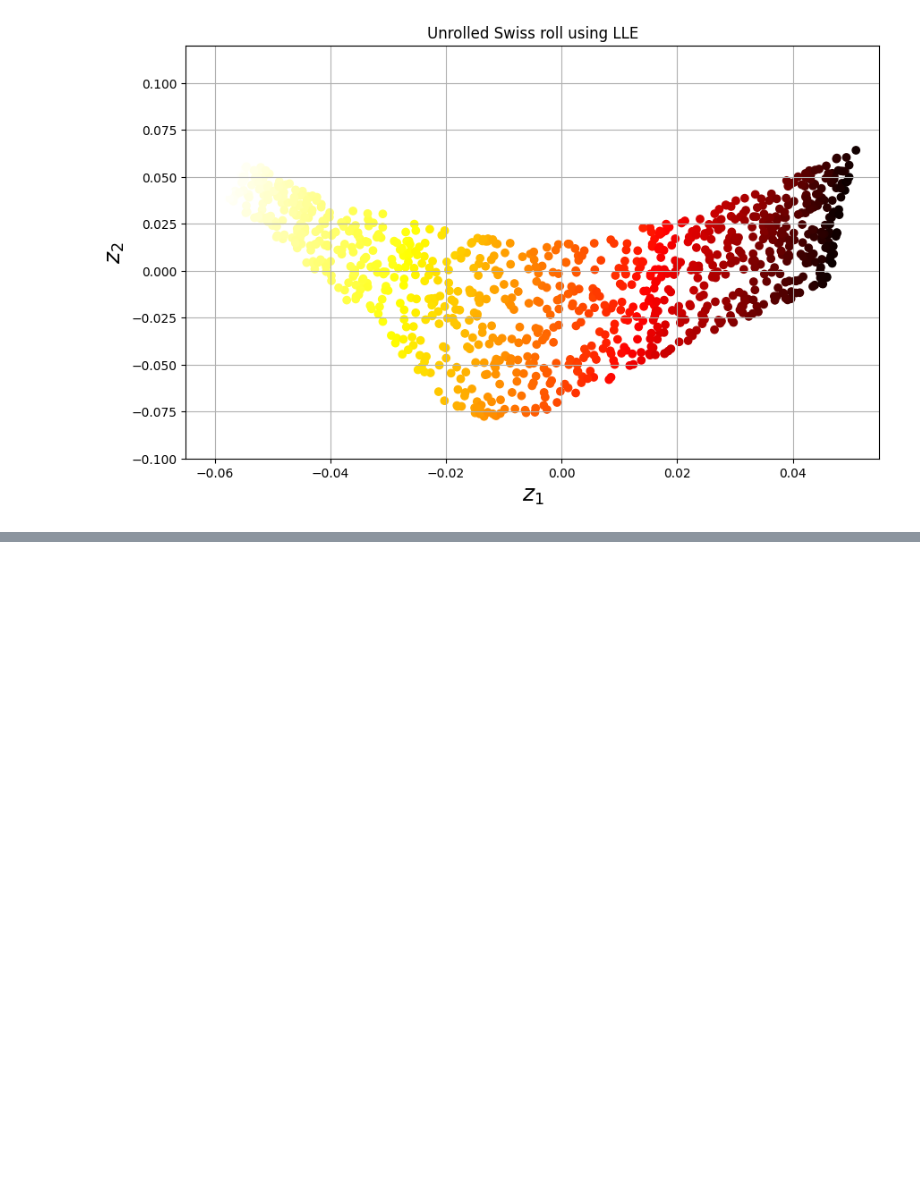
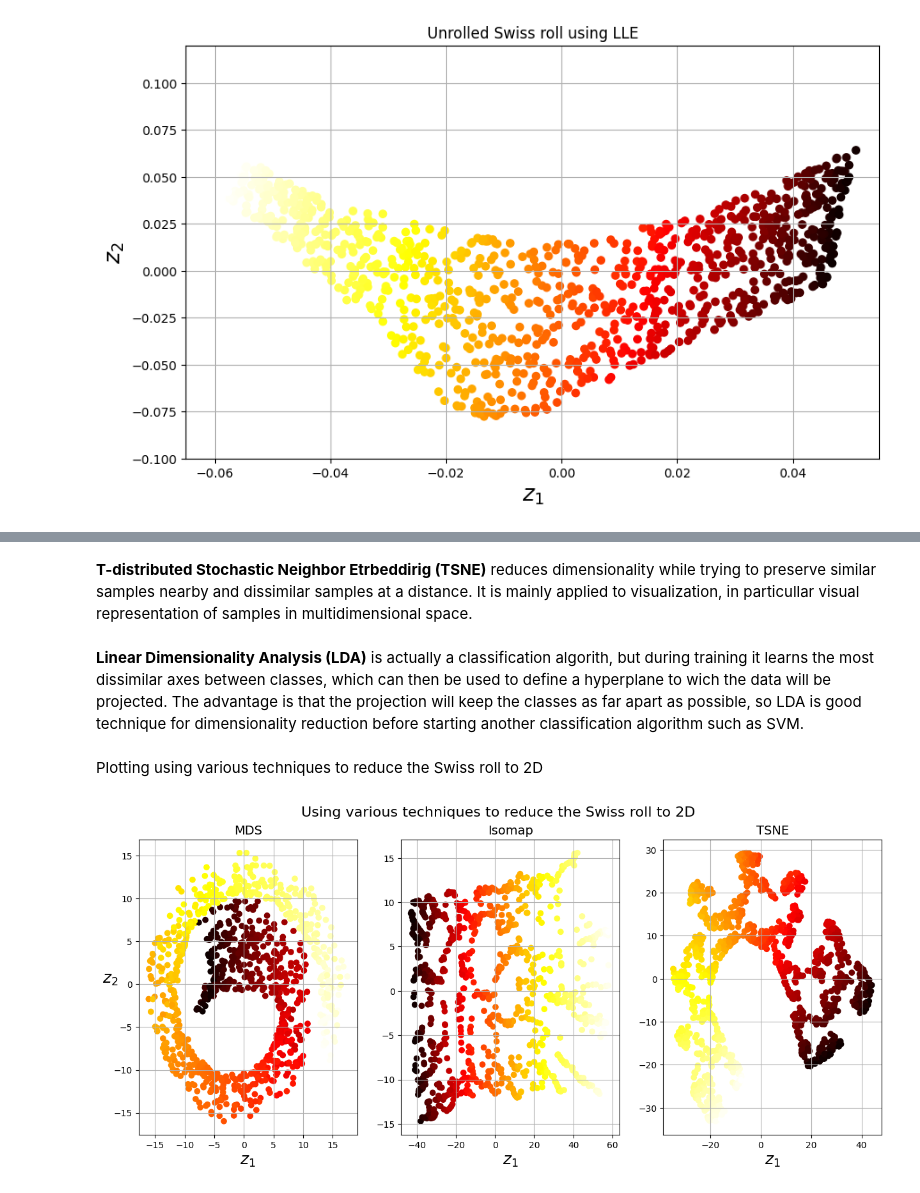
Before and after one commit to Ivan-Grigorev/Hands_On_ML, a Jupyter notebook: chapter_08.ipynb, the cells around one changed output, grey strips where cells are left out. Saved outputs shown, nothing was run; the diff lists cells and outputs as text; code cells hidden in the pictures; blank space fills up the shorter version.

Commit message:
Completed Chapter 08 "Dimensionality Reduction"

```diff
--- a/chapter_08.ipynb
+++ b/chapter_08.ipynb
@@ -741,0 +758,19 @@ plt.show()
+# %%
+from sklearn.manifold import Isomap
+
+
+isomap = Isomap(n_components=2)
+X_reduced_isomap = isomap.fit_transform(X)
+# %% [markdown]
+**T-distributed Stochastic Neighbor Etrbeddirig (TSNE)** reduces dimensionality while trying to preserve similar samples nearby and dissimilar samples at a distance. It is mainly applied to visualization, in particullar visual representation of samples in multidimensional space.
+# %%
+from sklearn.manifold import TSNE
+
+
+tsne = TSNE(
+    n_components=2,
+    random_state=42
+)
+X_reduced_tsne = tsne.fit_transform(X)
+# %% [markdown]
+**Linear Dimensionality Analysis (LDA)** is actually a classification algorith, but during training it learns the most dissimilar axes between classes, which can then be used to define a hyperplane to wich the data will be projected. The advantage is that the projection will keep the classes as far apart as possible, so LDA is good technique for dimensionality reduction before starting another classification algorithm such as SVM.
@@ -741,0 +788,36 @@ plt.show()
+# %% [markdown]
+Plotting using various techniques to reduce the Swiss roll to 2D
+# %%
+plt.figure(figsize=(15, 6))
+
+for subplot, title, X_reduced in zip(
+    (131, 132, 133),
+    ['MDS', 'Isomap', 'TSNE'],
+    (X_reduced_mds, X_reduced_isomap, X_reduced_tsne)
+):
+    plt.subplot(subplot)
+    plt.title(title, fontsize=14)
+    plt.scatter(
+        X_reduced[:, 0],
+        X_reduced[:, 1],
+        c=t,
+        cmap=plt.cm.hot
+    )
+    plt.xlabel('$z_1$', fontsize=18)
+
+    if subplot == 131:
+        plt.ylabel('$z_2$', fontsize=18, rotation=0)
+
+    plt.grid(True)
+
+plt.figtext(
+    0.5,
+    0.95,
+    'Using various techniques to reduce the Swiss roll to 2D',
+    ha='center',
+    va='center',
+    fontsize=16
+)
+plt.show()
+# %% [output]
+[figure, added]
```
Also changed, not shown: parts of 8 cells of this notebook.
